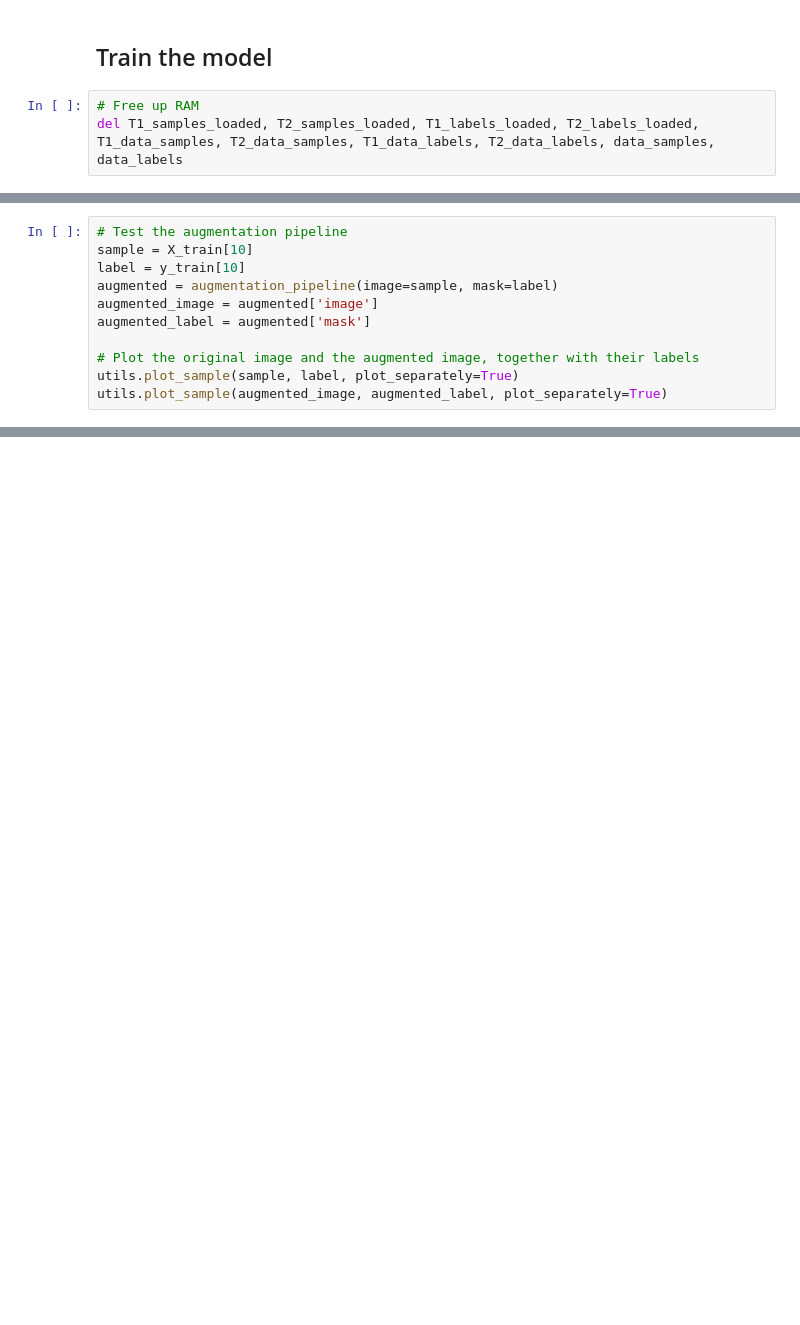
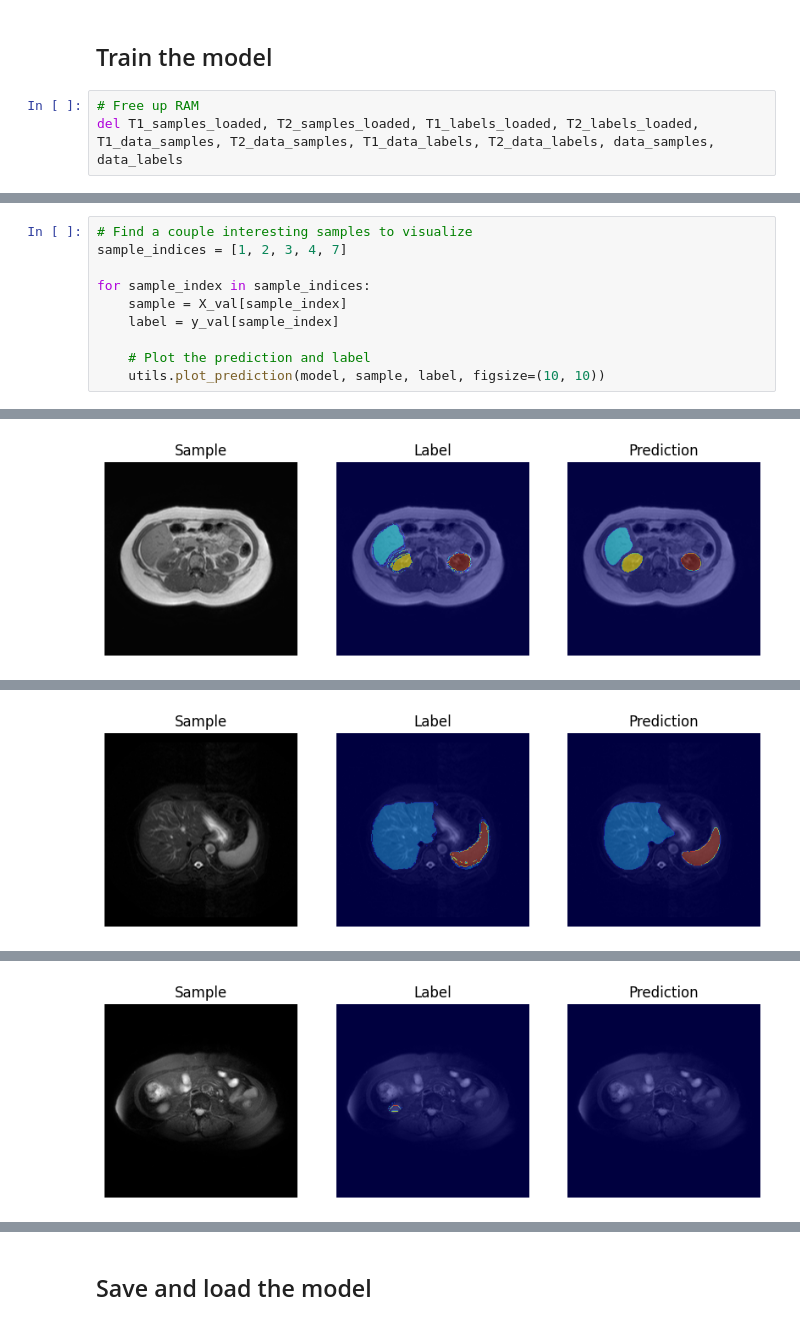
Before and after one commit to StefanoArcaro/biocv-project, a Jupyter notebook: project_unet_data_augmentation.ipynb, the cells around one changed output, grey strips where cells are left out. Cells and saved outputs as stored; diff of their text form; blank space fills up the shorter version.

```diff
--- a/project_unet_data_augmentation.ipynb
+++ b/project_unet_data_augmentation.ipynb
@@ -123,11 +258,0 @@ augmentation_pipeline = A.Compose([
-# %%
-# Test the augmentation pipeline
-sample = X_train[10]
-label = y_train[10]
-augmented = augmentation_pipeline(image=sample, mask=label)
-augmented_image = augmented['image']
-augmented_label = augmented['mask']
-
-# Plot the original image and the augmented image, together with their labels
-utils.plot_sample(sample, label, plot_separately=True)
-utils.plot_sample(augmented_image, augmented_label, plot_separately=True)
@@ -153,0 +279,11 @@ augmented_dataset
+# %%
+# Find a couple interesting samples to visualize
+sample_indices = [1, 2, 3, 4, 7]
+
+for sample_index in sample_indices:
+    sample = X_val[sample_index]
+    label = y_val[sample_index]
+
+    # Plot the prediction and label
+    utils.plot_prediction(model, sample, label, figsize=(10, 10))
+# %% [output]
@@ -153,0 +291 @@ augmented_dataset
+[figure, added]
@@ -153,0 +293 @@ augmented_dataset
+[figure, added]
@@ -153,0 +295 @@ augmented_dataset
+[figure, added]
@@ -153,0 +300,2 @@ augmented_dataset
+# %% [markdown]
+## Save and load the model
```
Also changed, not shown: parts of 27 cells of this notebook, 5 other files.
